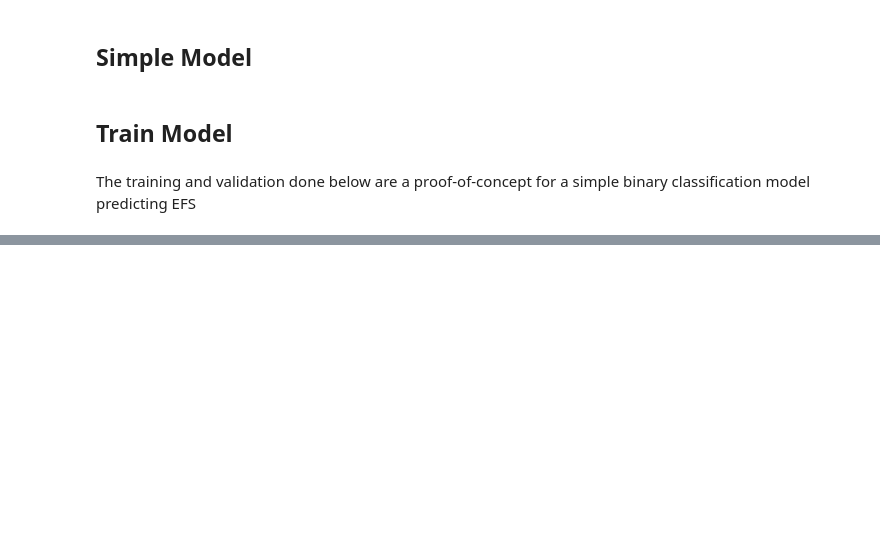
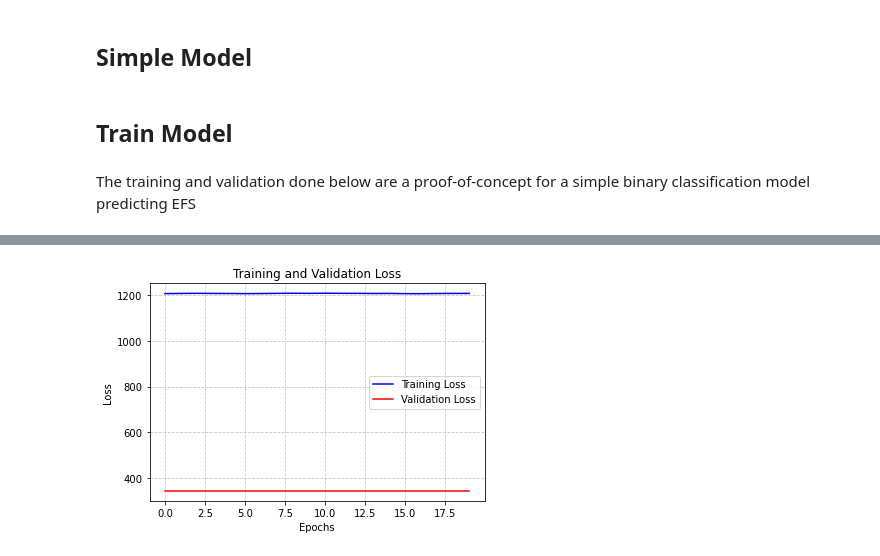
Before and after one commit to scottito/CSCI-5922-Final-Project, a Jupyter notebook: neural-network.ipynb, the cells around one changed output, grey strips where cells are left out. Saved outputs shown, nothing was run; the diff lists cells and outputs as text; code cells hidden in the pictures; blank space fills up the shorter version.

```diff
--- a/neural-network.ipynb
+++ b/neural-network.ipynb
@@ -169,0 +212,77 @@ Epoch 20/20, Train Loss: 0.0203, Val Loss: 0.0502
+# %%
+train_losses = []
+val_losses   = []
+
+for epoch in range(epochs):
+    model.train()
+    train_loss = 0.0
+    for batch in train_loader:
+        x, (event,time), race = batch
+        optimizer.zero_grad()
+        outputs = model(x)
+        loss = neg_partial_log_likelihood(outputs,event,time,ties_method="efron",reduction="mean")
+        loss.backward()
+        optimizer.step()
+        train_loss += loss.item()
+    train_losses.append(train_loss)
+    # — your existing train loop (unchanged) …
+    # — now validation, but *also* gather everything for stratified C-index —
+
+    model.eval()
+    val_loss = 0.0
+
+    # containers for stratified‐C computation
+    all_outputs = []
+    all_events  = []
+    all_times   = []
+    all_races   = []
+
+    with torch.no_grad():
+        for x, (event, time), race in val_loader:
+            preds = model(x)    # risk scores
+            all_outputs.extend(preds)
+            all_events .extend(event.int().cpu().numpy())
+            all_times  .extend(time.cpu().numpy())
+            all_races  .extend(race)            # str or int labels
+
+            # still compute loss if you like
+            loss = neg_partial_log_likelihood(preds, event, time,
+                                              ties_method="efron",
+                                              reduction="mean")
+            val_loss += loss.item()
+
+    # compute per‐group C‐indices
+    all_outputs = np.array(all_outputs)
+    all_events  = np.array(all_events)
+    all_times   = np.array(all_times)
+    all_races   = np.array(all_races)
+
+    c_idxs = []
+    for grp in np.unique(all_races):
+        mask = (all_races == grp)
+        if mask.sum() < 2:
+            continue   # skip tiny groups
+        ci = concordance_index(
+            all_times[mask],      # event/censoring times
+            -all_outputs[mask],   # *negative* if higher score → shorter survival
+            all_events[mask]
+        )
+        c_idxs.append(ci)
+
+    stratified_c = np.mean(c_idxs) - np.std(c_idxs)
+    val_losses.append(val_loss)
+    print(f"Epoch {epoch+1}/{epochs} "
+          f"— train loss: {train_loss/len(train_loader):.4f} "
+          f"— val loss: {val_loss/len(val_loader):.4f} "
+          f"— stratified C-index: {stratified_c:.4f}")
+
+# Plot training loop results
+plt.plot(range(epochs), train_losses, 'b-', label='Training Loss')
+plt.plot(range(epochs), val_losses, 'r-', label='Validation Loss')
+plt.grid(True, linestyle='--', alpha=0.7)
+plt.title('Training and Validation Loss')
+plt.xlabel('Epochs')
+plt.ylabel('Loss')
+plt.legend()
+plt.show()
+# %% [output]
@@ -169,0 +309 @@ Epoch 20/20, Train Loss: 0.0203, Val Loss: 0.0502
+[figure, added]
```
Also changed, not shown: parts of 8 cells of this notebook.
